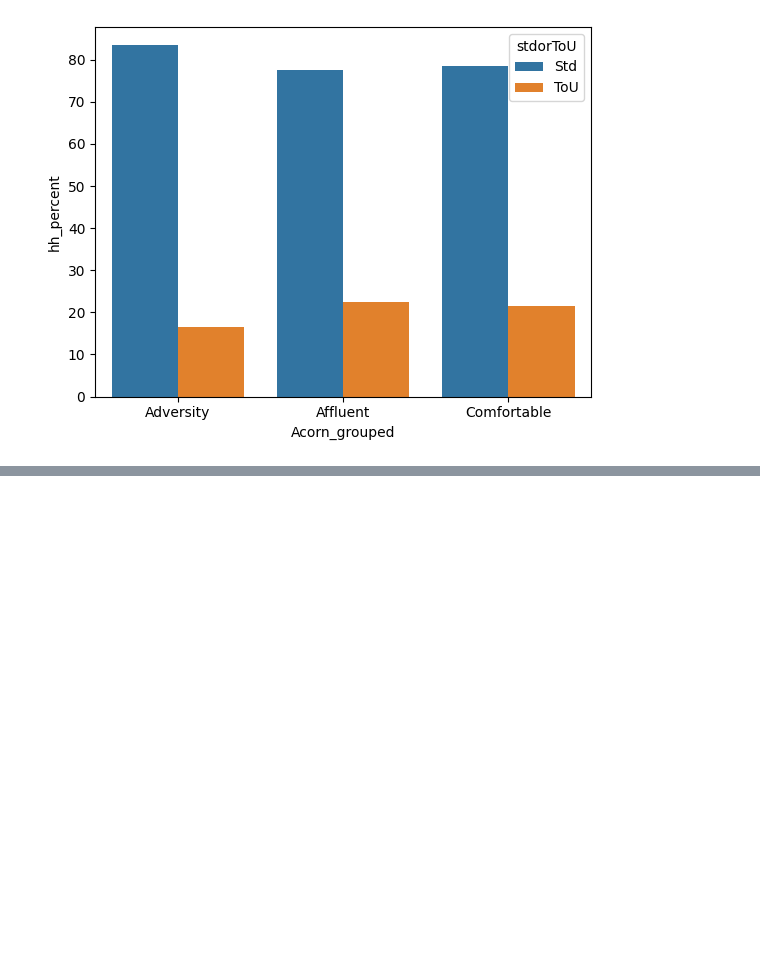
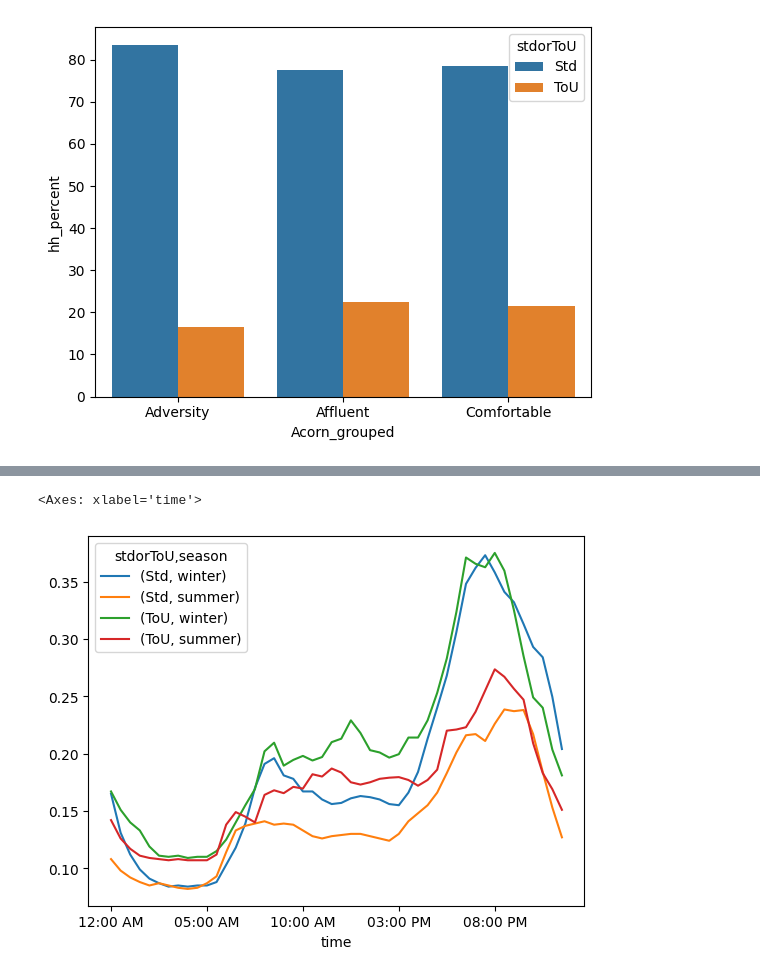
Before and after one commit to nitishsingh158/energy_consumption_data, a Jupyter notebook: energy_stats.ipynb, the cells around one changed output, grey strips where cells are left out. Saved outputs shown, nothing was run; the diff lists cells and outputs as text; code cells hidden in the pictures; blank space fills up the shorter version.

```diff
--- a/energy_stats.ipynb
+++ b/energy_stats.ipynb
@@ -90,0 +198,8 @@ merged_df
+# %%
+# Seasonal energy usage by tariff
+
+seasonal_energy_usage = merged_df.pivot_table(index="time", columns=["stdorToU", "season"], values="kWh", aggfunc=np.median, sort=False)
+seasonal_energy_usage.plot()
+# %% [output]
+<Axes: xlabel='time'>
+[figure, added]
```
Also changed, not shown: parts of 22 cells of this notebook.
